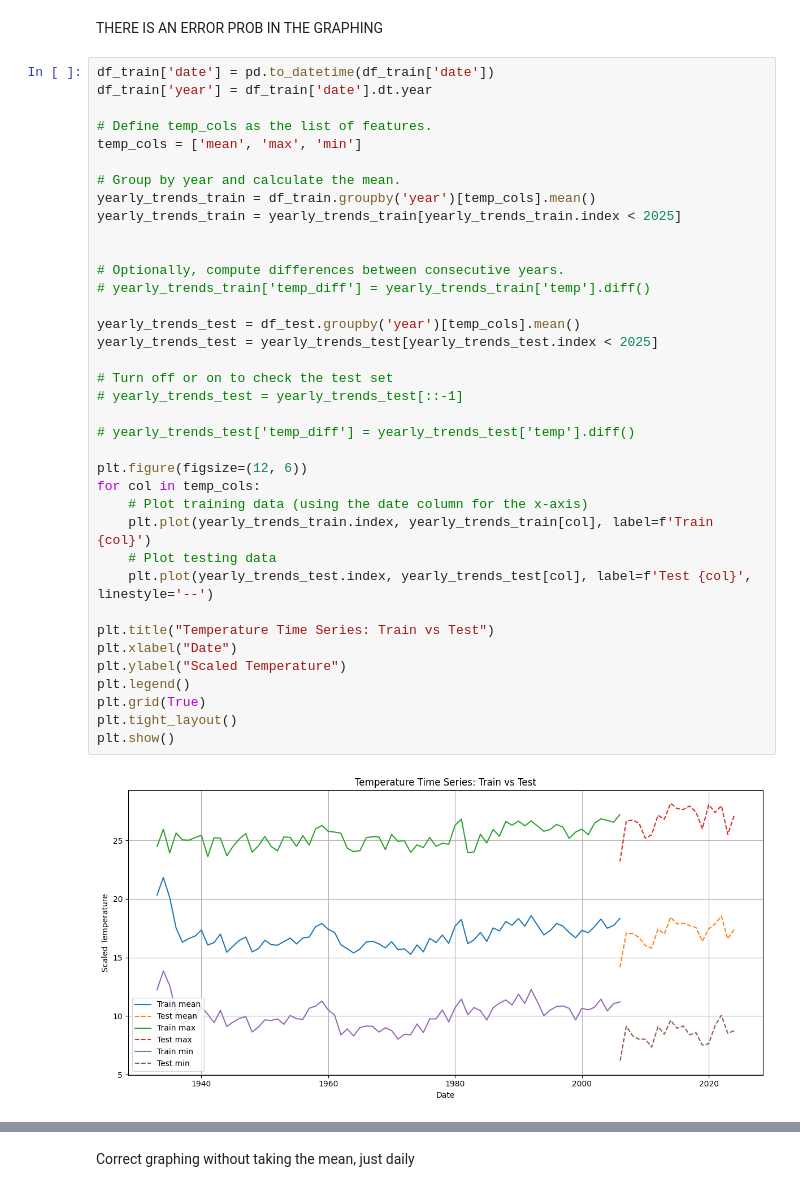
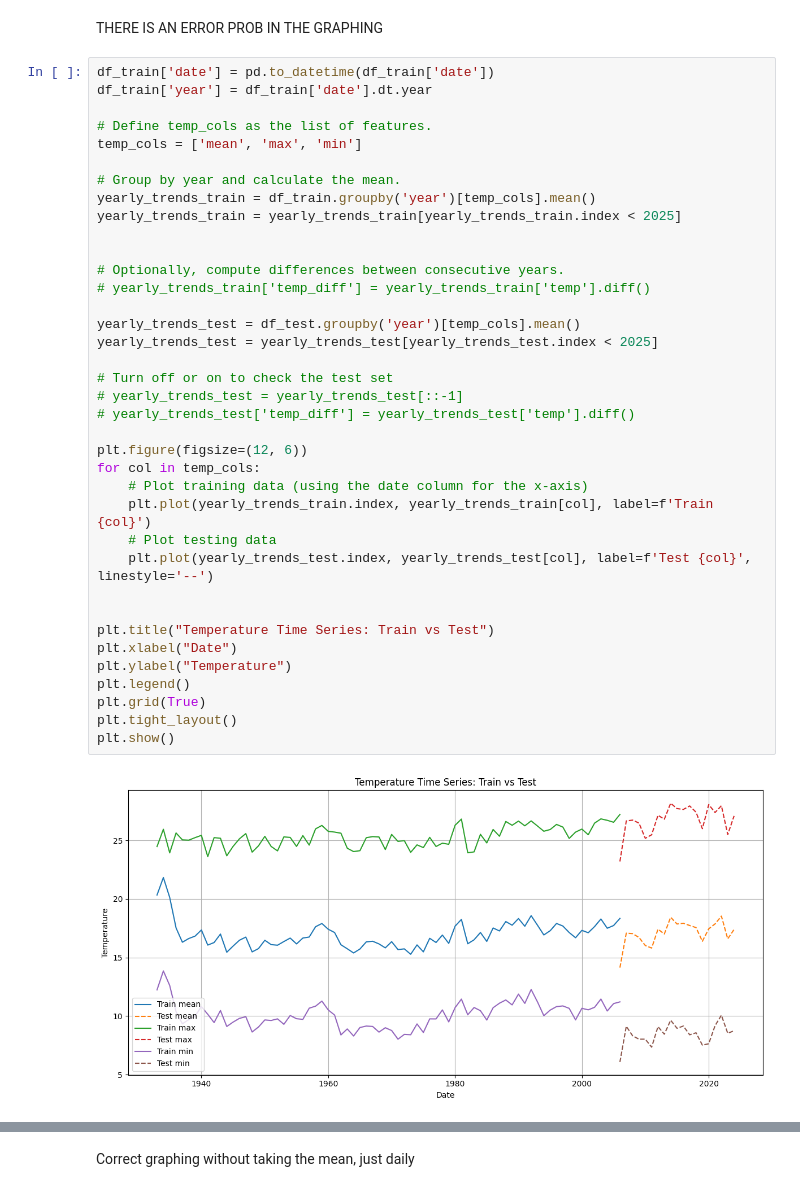
Before and after one commit to GianiRanzetti/Minerva---Weather-Derivatives, a Jupyter notebook: CNN-LSTM Model/Neural-Networks.ipynb, the cells around one changed output, grey strips where cells are left out. Drawn from its saved outputs; the diff is of its cells as text.

```diff
--- a/CNN-LSTM Model/Neural-Networks.ipynb
+++ b/CNN-LSTM Model/Neural-Networks.ipynb
@@ -267,33 +277,33 @@ temp_cols = ['mean', 'max', 'min']
 
 # Group by year and calculate the mean.
 yearly_trends_train = df_train.groupby('year')[temp_cols].mean()
 yearly_trends_train = yearly_trends_train[yearly_trends_train.index < 2025]
 
 
 # Optionally, compute differences between consecutive years.
 # yearly_trends_train['temp_diff'] = yearly_trends_train['temp'].diff()
 
 yearly_trends_test = df_test.groupby('year')[temp_cols].mean()
 yearly_trends_test = yearly_trends_test[yearly_trends_test.index < 2025]
 
 # Turn off or on to check the test set
 # yearly_trends_test = yearly_trends_test[::-1]
-
 # yearly_trends_test['temp_diff'] = yearly_trends_test['temp'].diff()
 
 plt.figure(figsize=(12, 6))
 for col in temp_cols:
     # Plot training data (using the date column for the x-axis)
     plt.plot(yearly_trends_train.index, yearly_trends_train[col], label=f'Train {col}')
     # Plot testing data
     plt.plot(yearly_trends_test.index, yearly_trends_test[col], label=f'Test {col}', linestyle='--')
 
+
 plt.title("Temperature Time Series: Train vs Test")
 plt.xlabel("Date")
-plt.ylabel("Scaled Temperature")
+plt.ylabel("Temperature")
 plt.legend()
 plt.grid(True)
 plt.tight_layout()
 plt.show()
 # %% [output]
-[figure, old version]
+[figure, new version]
```
Also changed, not shown: parts of 12 cells of this notebook.
